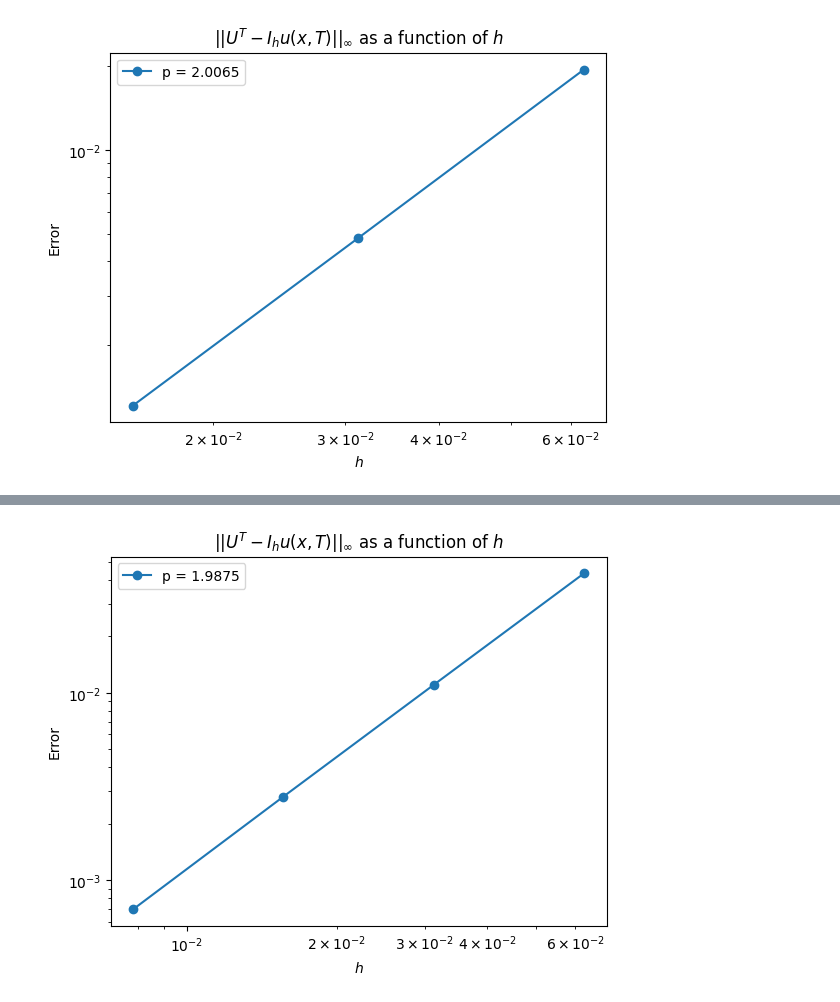
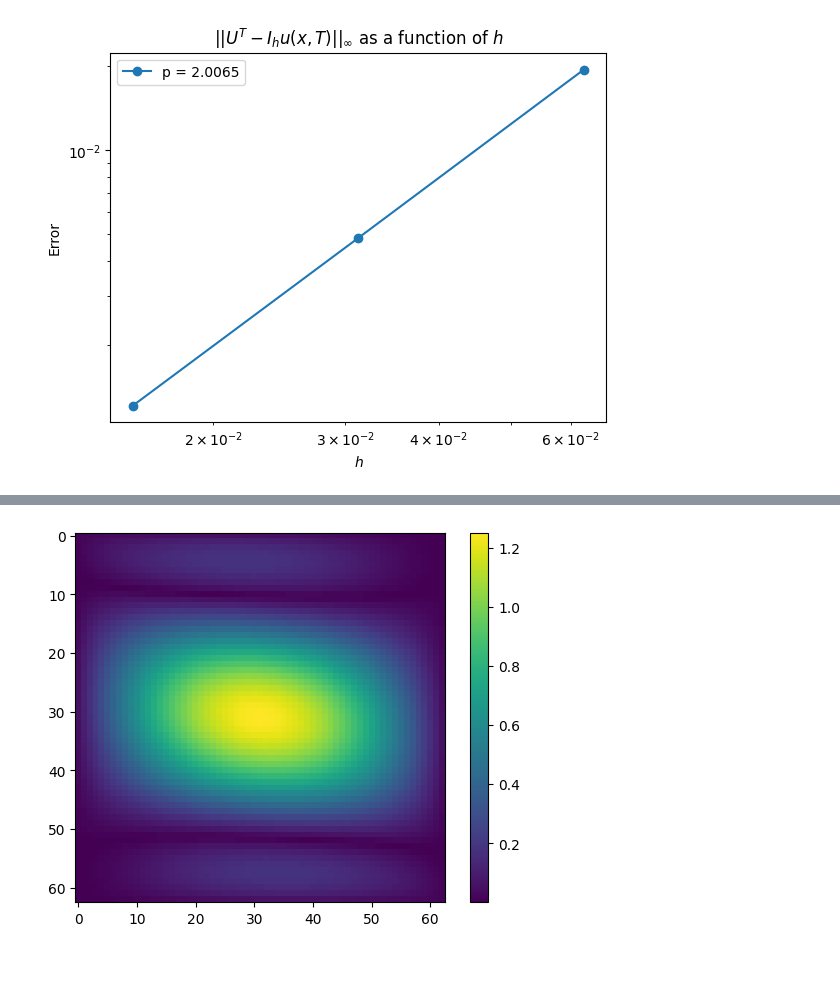
Before and after one commit to aledha/TMA4212-NumDiffDiff, a Jupyter notebook: Project 1/Proj1_code.ipynb, the cells around one changed output, grey strips where cells are left out. Drawn from its saved outputs; the diff is of its cells as text; code cells hidden in the pictures; blank space fills up the shorter version.

```diff
--- a/Project 1/Proj1_code.ipynb
+++ b/Project 1/Proj1_code.ipynb
@@ -311,7 +326,7 @@ M array:  [16 32 64]
 # %%
 M = 5
 h = 1 / M
-r = np.pi*1.5
+r = np.pi
 k = h * r
 
 x = np.linspace(0, 1, M+1)
@@ -331,7 +346,17 @@ def matrixmaker(alpha, beta, M, N=M):
     D = ndiag([beta], [-1], M-1)
     A = triblock(C,B,D,N)
     return A
+M = 5
+N = 4
 
-plt.imshow(matrixmaker(1, 3, 5, 3))
+plt.imshow(matrixmaker(1, 3, M, N))
 plt.show()
+l = np.arange(N+1)
+t = np.arange(M+1)
+r = np.arange(N+1)
+b = np.arange(M+1)
+boundaries = [l,t,r,b]
+print(t, l)
+g = dirichlet(boundaries, 1,2)
+print(np.flip(g.reshape(N-1, M-1),0))
 # %% [output]
@@ -349,8 +378,6 @@ def solver_phat(f, boundaries, a, M, N=M):
     U = U_vec.reshape((N-1, M-1))
     return U
 # %%
-a = 2
-
 def u_exact(x, y):
     return np.sin(np.pi * x) * np.cos(np.pi * y)
 
@@ -362,45 +389,52 @@ r = np.pi
 k = h * r
 
 num_points = 4
-Ms = 2**np.arange(4, 4+num_points)
-print("M array: ", Ms)
-hs = 1 / Ms
-a = 2
+def convergenceplot(u_exact, f, num_points, r = 2):
+    Ms = 2**np.arange(4, 4+num_points)
+    print("M array: ", Ms)
+    hs = 1 / Ms
+    a = 1
 
-errors = np.zeros(num_points)
+    errors = np.zeros(num_points)
 
-for i in range(num_points):
-    M = Ms[i]
-    h = hs[i]
-    k = h * r
+    for i in range(num_points):
+        M = Ms[i]
+        h = hs[i]
+        k = h * r
 
-    x = np.linspace(0, 1, M+1)
-    y = np.arange(0, 2+k, k)
+        x = np.linspace(0, 1, M+1)
+        y = np.arange(0, 2+k, k)
 
-    N = len(y) - 1
-    print(N)
-    xx, yy = np.meshgrid(x, y)
-    U_exact = u_exact(xx, yy)
+        N = len(y) - 1
+        print(N)
+        xx, yy = np.meshgrid(x, y)
+        U_exact = u_exact(xx, yy)
 
-    f_matrix = f(xx, yy)[1:-1, 1:-1]
-    f_vec = f_matrix.flatten()
-    U_exact = u_exact(xx, yy)
+        f_matrix = f(xx, yy)[1:-1, 1:-1]
+        f_vec = f_matrix.flatten()
+        U_exact = u_exact(xx, yy)
 
-    bottom = U_exact[0, :]
-    top = U_exact[-1, :]
-    left = U_exact[:, 0]
-    right = U_exact[:, -1]
-    boundaries = [left,top,right,bottom]
+        bottom = U_exact[0, :]
+        top = u_exact(x, 2)
+        left = U_exact[:, 0]
+        right = U_exact[:, -1]
+        #right[-1] = top[-1]
+        boundaries = [left,top,right,bottom]
 
-    U = solver_phat(f_vec, boundaries, a, M, N)
-    errors[i] = np.max(np.abs(U - U_exact[1:-1, 1:-1]))
+        U = solver_phat(f_vec, boundaries, a, M, N)
+        errors[i] = np.max(np.abs(U - U_exact[1:-1, 1:-1]))
 
-order = np.polyfit(np.log(hs),np.log(errors), 1)[0]
+    order = np.polyfit(np.log(hs),np.log(errors), 1)[0]
+    plt.imshow(np.abs(U - U_exact[1:-1,1:-1]))
+    plt.colorbar()
+    plt.show()
 
-plt.loglog(hs, errors, '-o', label = 'p = {:.4f}'.format(order))
-plt.xlabel(r'$h$')
-plt.ylabel('Error')
-plt.title(r'$||U^T-I_hu(x,T)||_\infty$ as a function of $h$')
-plt.legend()
-plt.show()
+    plt.loglog(hs, errors, '-o', label = 'p = {:.4f}'.format(order))
+    plt.xlabel(r'$h$')
+    plt.ylabel('Error')
+    plt.title(r'$||U^T-I_hu(x,T)||_\infty$ as a function of $h$')
+    plt.legend()
+    plt.show()
+
+convergenceplot(u_exact, f, 3, r = 2)
 # %% [output]
@@ -412 +445 @@ M array:  [ 16  32  64 128]
-[figure, old version]
+[figure, new version]
```
Also changed, not shown: parts of 6 cells of this notebook.
